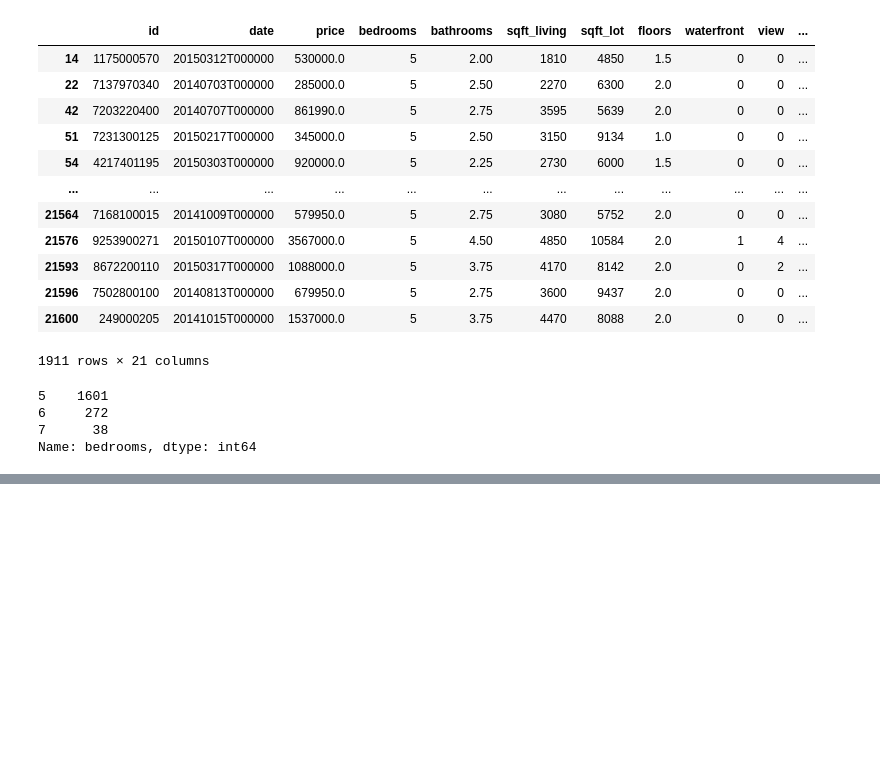
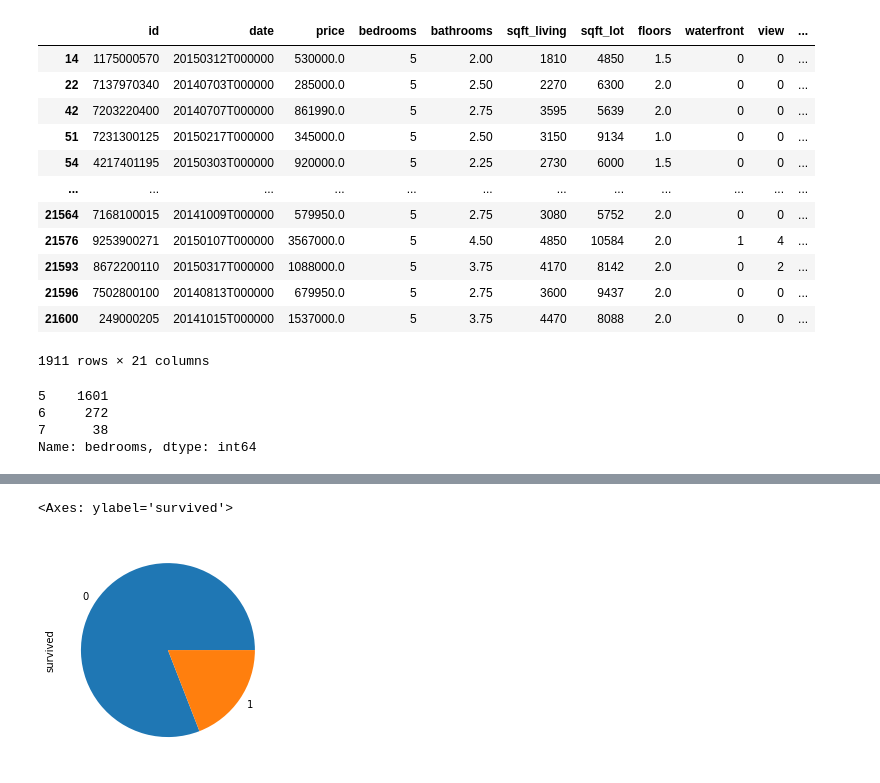
Before and after one commit to YingCG/phyton-basic, a Jupyter notebook: 03-Pandas/filtering_data.ipynb, the cells around one changed output, grey strips where cells are left out. Cells and saved outputs as stored; diff of their text form; code cells hidden in the pictures; blank space fills up the shorter version.

```diff
--- a/03-Pandas/filtering_data.ipynb
+++ b/03-Pandas/filtering_data.ipynb
@@ -116,0 +438,6 @@ Name: bedrooms, dtype: int64
+# %%
+# male
+tinanic[~women]["survived"].value_counts().plot(kind="pie")
+# %% [output]
+<Axes: ylabel='survived'>
+[figure, added]
```
Also changed, not shown: parts of 49 cells of this notebook.
